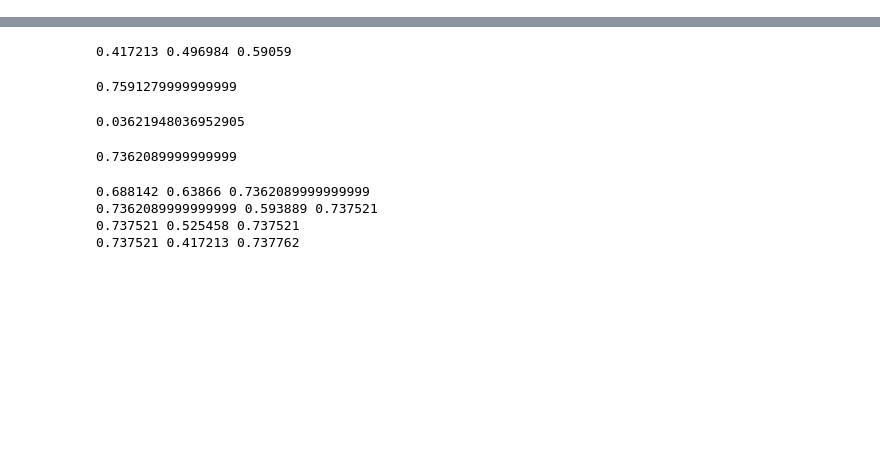
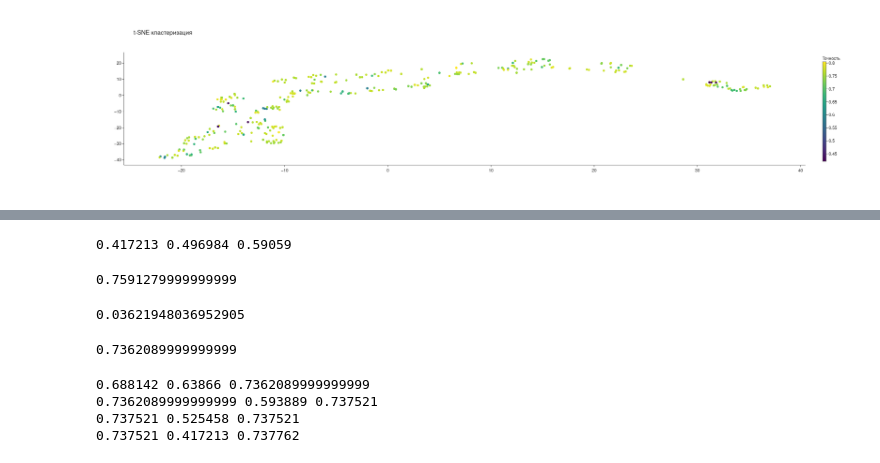
Before and after one commit to danielgafni/Bachelor, a Jupyter notebook: optimize_awsbatch/awsbatch_analysis.ipynb, the cells around one changed output, grey strips where cells are left out. Cells and saved outputs as stored; diff of their text form; code cells hidden in the pictures; blank space fills up the shorter version.

```diff
--- a/optimize_awsbatch/awsbatch_analysis.ipynb
+++ b/optimize_awsbatch/awsbatch_analysis.ipynb
@@ -74,0 +75,6 @@ fig.update_layout(height=500, width=1000, legend_x=0, legend_y=1.2)
+# %%
+fig.update_layout(title_text="t-SNE кластеризация")
+fig.data[0].marker.colorbar.title.text = "Точность"
+fig
+# %% [output]
+[figure, added]
```
Also changed, not shown: parts of 19 cells of this notebook, 8 other files.
